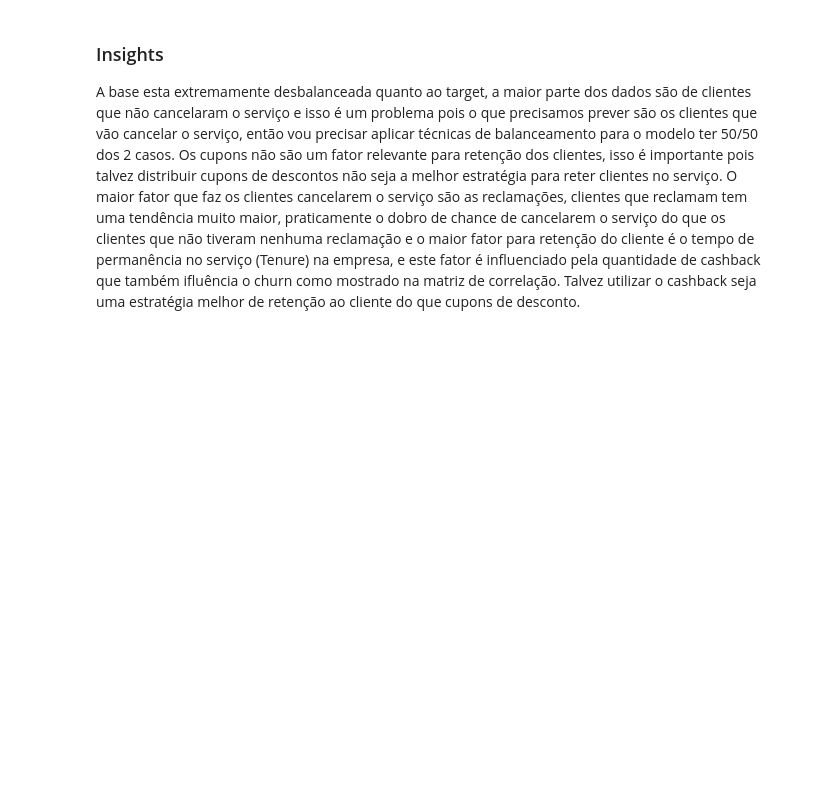
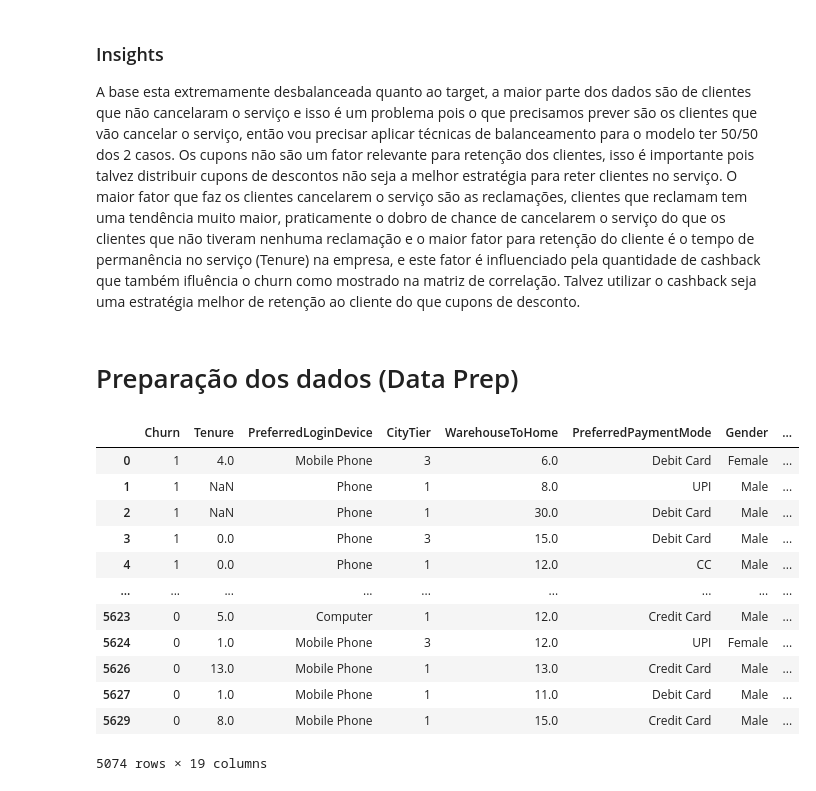
Before and after one commit to Gabriel-Henrique-28/Projeto-Final-Machine-Learning-SC-TEC, a Jupyter notebook: main.ipynb, the cells around one changed output. Cells and saved outputs as stored; diff of their text form; code cells hidden in the pictures; blank space fills up the shorter version.

```diff
--- a/main.ipynb
+++ b/main.ipynb
@@ -198,3 +198,22 @@ A base esta extremamente desbalanceada quanto ao target, a maior parte dos dados
 Os cupons não são um fator relevante para retenção dos clientes, isso é importante pois talvez distribuir cupons de descontos não seja a melhor estratégia para reter clientes no serviço.
 O maior fator que faz os clientes cancelarem o serviço são as reclamações, clientes que reclamam tem uma tendência muito maior, praticamente o dobro de chance de cancelarem o serviço do que os clientes que não tiveram nenhuma reclamação
 e o maior fator para retenção do cliente é o tempo de permanência no serviço (Tenure) na empresa, e este fator é influenciado pela quantidade de cashback que também ifluência o churn como mostrado na matriz de correlação. Talvez utilizar o cashback seja uma estratégia melhor de retenção ao cliente do que cupons de desconto.
+# %% [markdown]
+# Preparação dos dados (Data Prep)
+# %%
+df_duplicate = df.drop(columns=['CustomerID'])
+df_duplicate.drop_duplicates()
+# %% [output]
+|  | Churn | Tenure | PreferredLoginDevice | CityTier | WarehouseToHome | PreferredPaymentMode | Gender | ... |
+| 0 | 1 | 4.0 | Mobile Phone | 3 | 6.0 | Debit Card | Female | ... |
+| 1 | 1 | NaN | Phone | 1 | 8.0 | UPI | Male | ... |
+| 2 | 1 | NaN | Phone | 1 | 30.0 | Debit Card | Male | ... |
+| 3 | 1 | 0.0 | Phone | 3 | 15.0 | Debit Card | Male | ... |
+| 4 | 1 | 0.0 | Phone | 1 | 12.0 | CC | Male | ... |
+| ... | ... | ... | ... | ... | ... | ... | ... | ... |
+| 5623 | 0 | 5.0 | Computer | 1 | 12.0 | Credit Card | Male | ... |
+| 5624 | 0 | 1.0 | Mobile Phone | 3 | 12.0 | UPI | Female | ... |
+| 5626 | 0 | 13.0 | Mobile Phone | 1 | 13.0 | Credit Card | Male | ... |
+| 5627 | 0 | 1.0 | Mobile Phone | 1 | 11.0 | Debit Card | Male | ... |
+| 5629 | 0 | 8.0 | Mobile Phone | 1 | 15.0 | Credit Card | Male | ... |
+5074 rows × 19 columns
```
